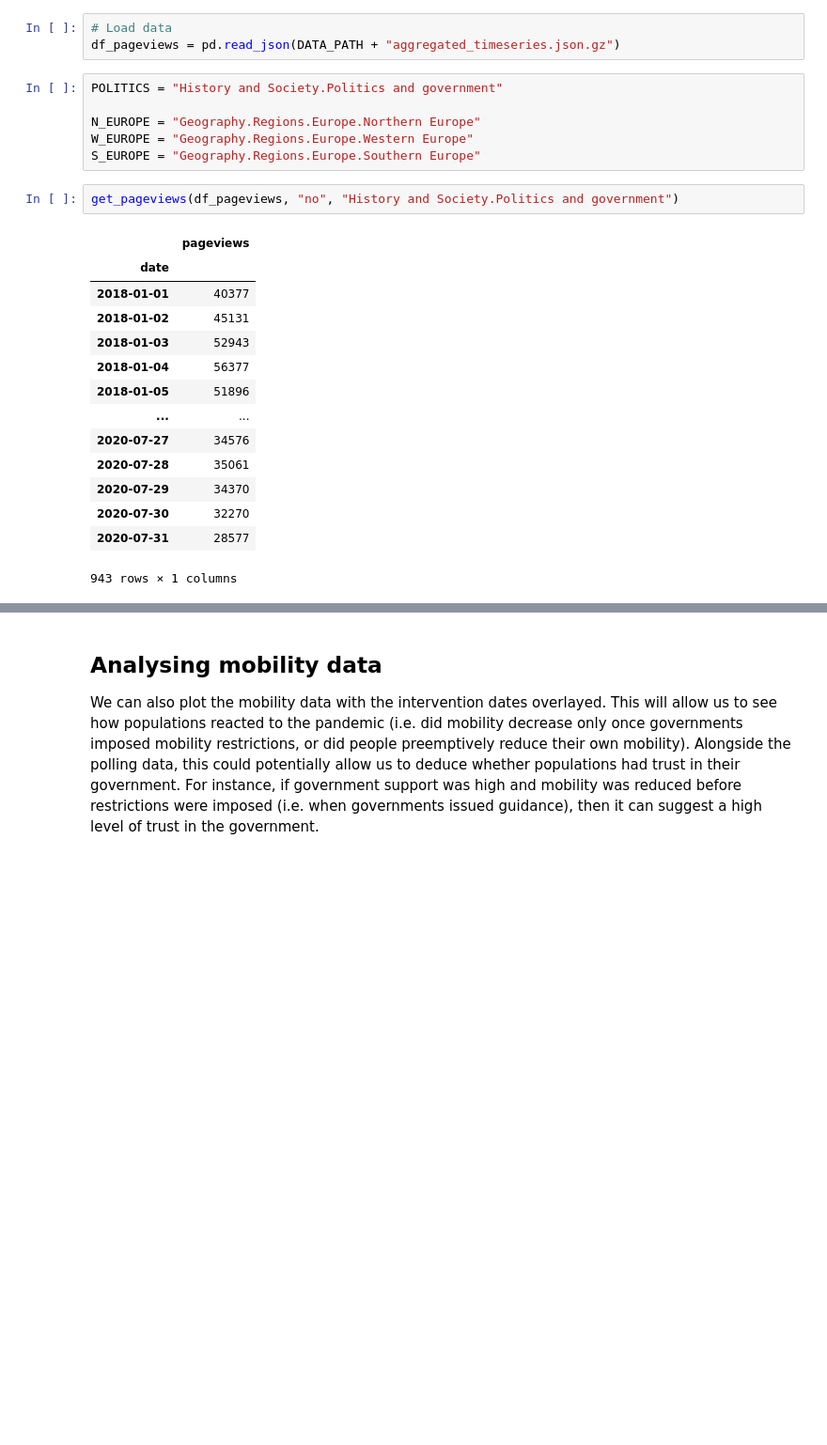
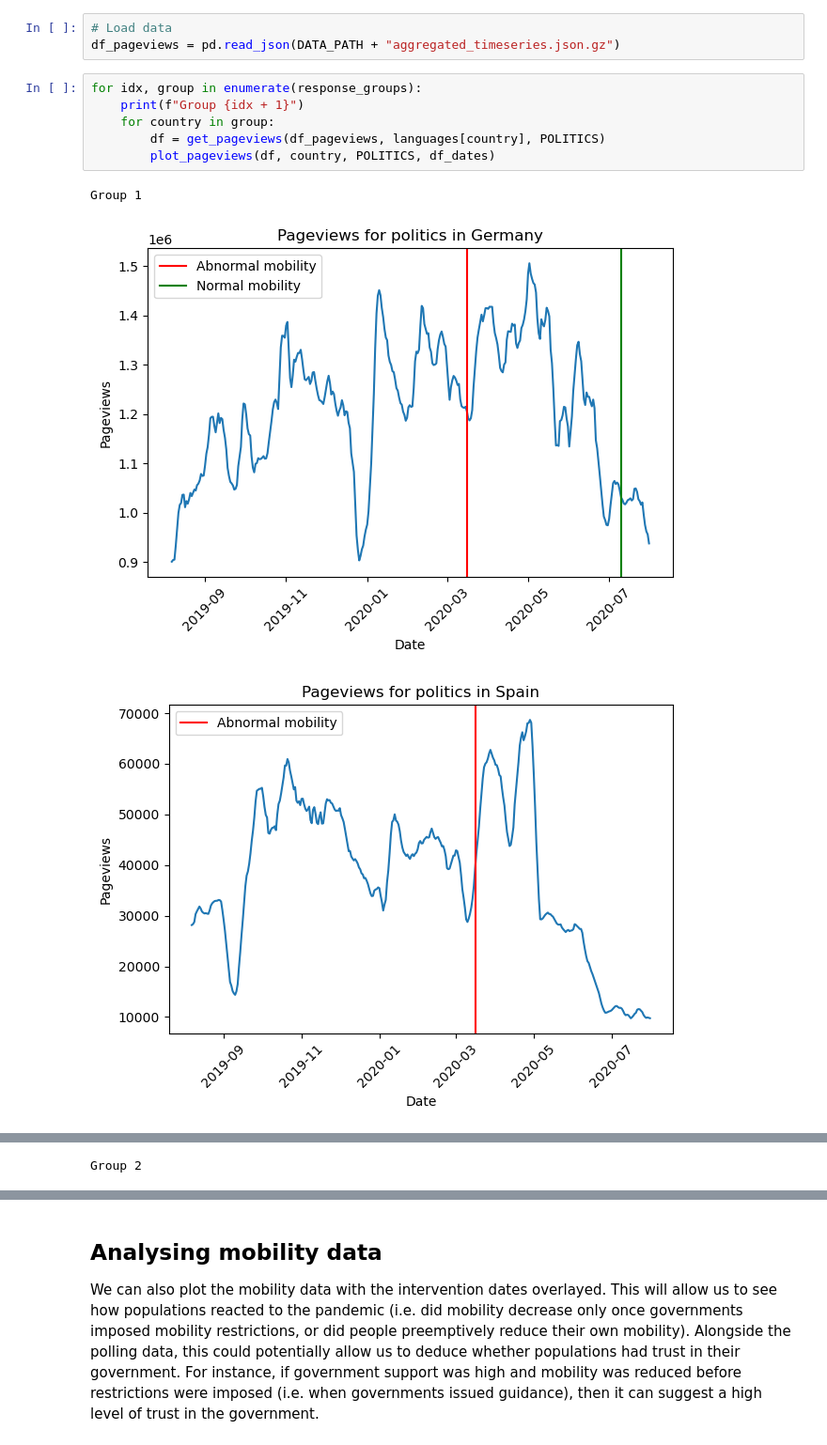
Before and after one commit to epfl-ada/ada-2022-project-zeta, a Jupyter notebook: ADAnalysis.ipynb, the cells around one changed output, grey strips where cells are left out. Shown at 94% size. Saved outputs shown, nothing was run; the diff lists cells and outputs as text; blank space fills up the shorter version.

Commit message:
Plot pageviews

```diff
--- a/ADAnalysis.ipynb
+++ b/ADAnalysis.ipynb
@@ -134,26 +134,13 @@ Using Wikipedia data, we can look at interest in politics over time.
 # %%
 # Load data
 df_pageviews = pd.read_json(DATA_PATH + "aggregated_timeseries.json.gz")
-# %%
-POLITICS = "History and Society.Politics and government"
-
-N_EUROPE = "Geography.Regions.Europe.Northern Europe"
-W_EUROPE = "Geography.Regions.Europe.Western Europe"
-S_EUROPE = "Geography.Regions.Europe.Southern Europe"
-# %%
-get_pageviews(df_pageviews, "no", "History and Society.Politics and government")
-# %% [output]
-|  | pageviews |
-| date |  |
-| 2018-01-01 | 40377 |
-| 2018-01-02 | 45131 |
-| 2018-01-03 | 52943 |
-| 2018-01-04 | 56377 |
-| 2018-01-05 | 51896 |
-| ... | ... |
-| 2020-07-27 | 34576 |
-| 2020-07-28 | 35061 |
-| 2020-07-29 | 34370 |
-| 2020-07-30 | 32270 |
-| 2020-07-31 | 28577 |
-943 rows × 1 columns
+# %%
+for idx, group in enumerate(response_groups):
+    print(f"Group {idx + 1}")
+    for country in group:
+        df = get_pageviews(df_pageviews, languages[country], POLITICS)
+        plot_pageviews(df, country, POLITICS, df_dates)
+# %% [output]
+Group 1
+[figure, added]
+[figure, added]
@@ -159,0 +149 @@ get_pageviews(df_pageviews, "no", "History and Society.Politics and government")
+Group 2
```
Also changed, not shown: parts of 1 cell of this notebook, 1 other file.
